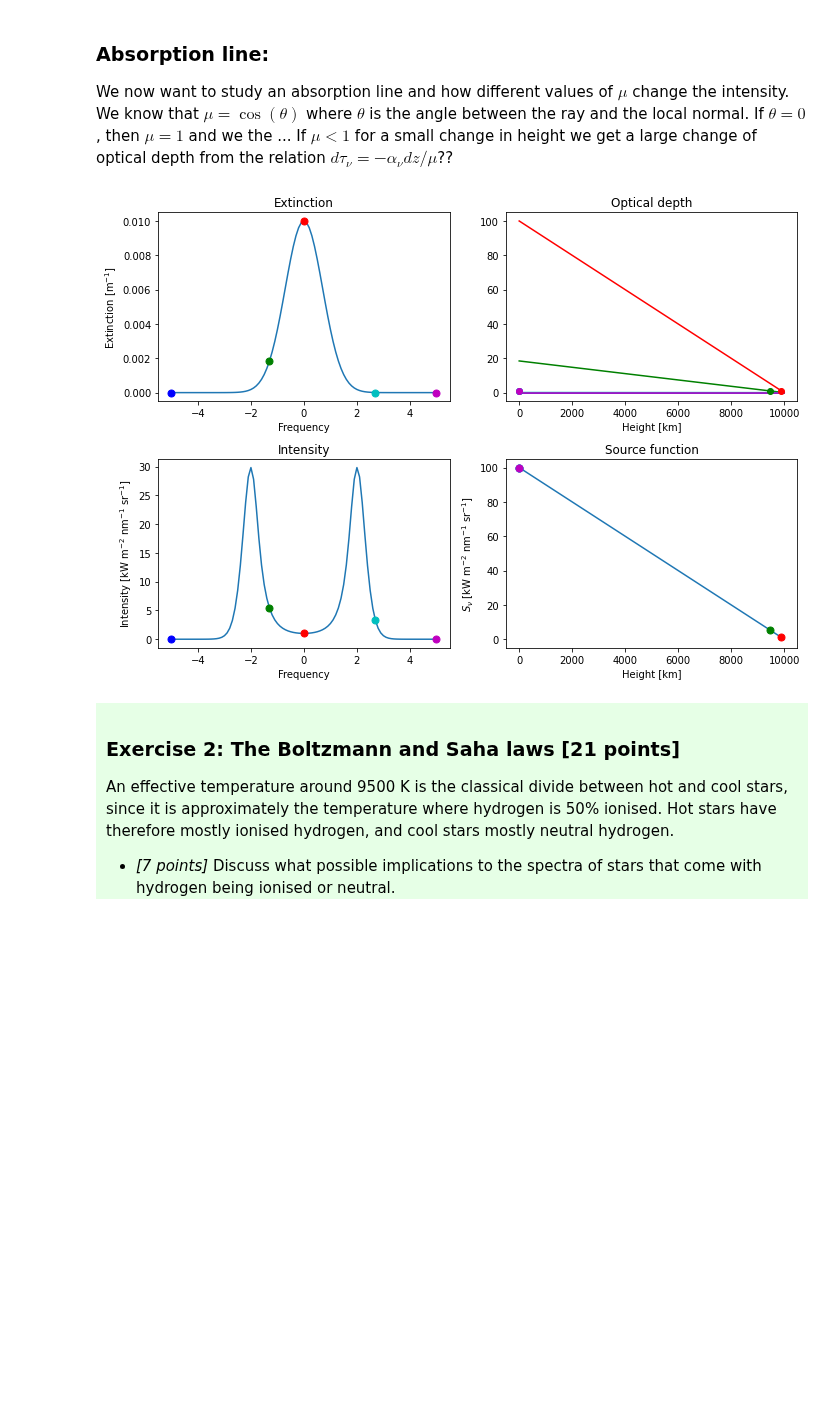
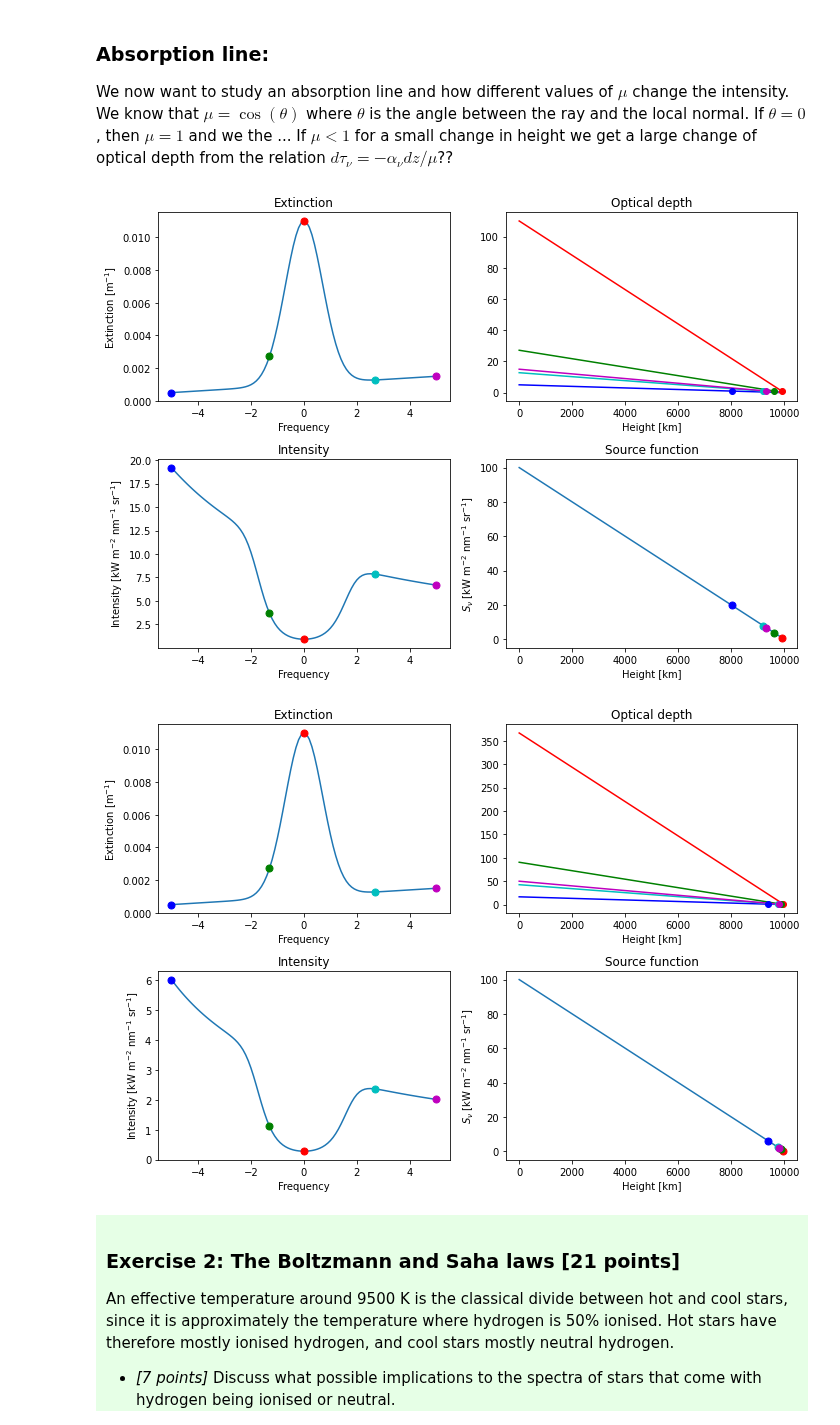
Before and after one commit to Rachelstiansen/AST4310, a Jupyter notebook: project work/project1/project1_student.ipynb, the cells around one changed output. Saved outputs shown, nothing was run; the diff lists cells and outputs as text; code cells hidden in the pictures; blank space fills up the shorter version.

Commit message:
i hate this, cannot plot two intensities in same plot ...

```diff
--- a/project work/project1/project1_student.ipynb
+++ b/project work/project1/project1_student.ipynb
@@ -50,11 +50,11 @@ In this exercise, you are to create such diagrams and explain in physical terms
 
 To make an intensity plot resembling the one above we start by defining a function to plot a 4-panel diagram. This is the same function that we used in the group session but we have added an option of defining tau and the intensity outside of the function and added more markers to the plots.
 # %%
-def four_panel_diagram(freq, height, source_function, extinction, tau, intensity):
-    if tau == None:
-        tau = cumulative_trapezoid(extinction, -height, axis = 0, initial = 0) # compute optical depth at all heights
+def four_panel_diagram(freq, height, source_function, extinction, intensity):
 
-    if intensity == None:
+    tau = cumulative_trapezoid(extinction, -height, axis = 0, initial = 0) # compute optical depth at all heights
+
+    if intensity is None:
         intensity = np.trapz(source_function[:, np.newaxis]*np.exp(-tau), tau, axis = 0) # compute intensity at the top of the surface
 
     %config InLineBackend.figure_formats = ['svg']
@@ -96,6 +96,22 @@ def four_panel_diagram(freq, height, source_function, extinction, tau, intensity
     ax[1, 1].set_xlabel('Height [km]'); ax[1, 1].set_ylabel(r'$S_\nu$ [kW m$^{-2}$ nm$^{-1}$ sr$^{-1}$]')
     ax[1, 1].set_title('Source function')
 
+
+    if intensity != None:
+        """
+        intensity[i] = np.trapz(source_function[:, np.newaxis]*np.exp(-tau[i]), tau[i], axis = 0) # compute intensity at the top of the surface
+
+        ax[1, 0].plot(freq, intensity[i])
+        ax[1, 0].plot(freq[0], intensity[i][0], 'bo', ms = 7)
+        ax[1, 0].plot(freq[50], intensity[i][50], 'ro', ms = 7)
+        ax[1, 0].plot(freq[37], intensity[i][37], 'go', ms = 7)
+        ax[1, 0].plot(freq[77], intensity[i][77], 'co', ms = 7)
+        ax[1, 0].plot(freq[-1], intensity[i][-1], 'mo', ms = 7)
+        ax[1, 0].set_title('Intensity')
+        ax[1, 0].set_xlabel('Frequency'); ax[1, 0].set_ylabel(r'Intensity [kW m$^{-2}$ nm$^{-1}$ sr$^{-1}$]')"""
+
+
+    #intensity = np.trapz(source_function[:, np.newaxis]*np.exp(-tau), tau, axis = 0) # compute intensity at the top of the surface
     ax[1, 0].plot(freq, intensity)
     ax[1, 0].plot(freq[0], intensity[0], 'bo', ms = 7)
     ax[1, 0].plot(freq[50], intensity[50], 'ro', ms = 7)
@@ -172,11 +188,17 @@ We now want to study an absorption line and how different values of $\mu$ change
 # %%
 # Make new tau and mu=1 for extinction /1 and for mu=0.3 divide by 0.3
 
 source_function3 = (depth.value) / 100 * i_units # source function 1, linear
+extinction3 = (np.exp(- freq ** 2) + 0.5 * freq / 50 + 0.1) / units.m / 100
+extinction3 = np.tile(extinction3, ((len(depth)), 1))
 
-four_panel_diagram(freq, height, source_function3, extinction2, tau=None, intensity=None)
+tau = cumulative_trapezoid(extinction3, -height, axis = 0, initial = 0) # compute optical depth at all heights
+
+four_panel_diagram(freq, height, source_function3, extinction3, tau)
+four_panel_diagram(freq, height, source_function3, extinction3, tau/0.3)
 # %% [output]
-[figure, old version]
+[figure, new version]
+[figure, added]
 # %% [markdown]
 <div style="background-color:#e6ffe6; padding:10px; border-style:
 solid;; border-color:#00e600; border-width:1px">
```
Also changed, not shown: parts of 3 cells of this notebook.
